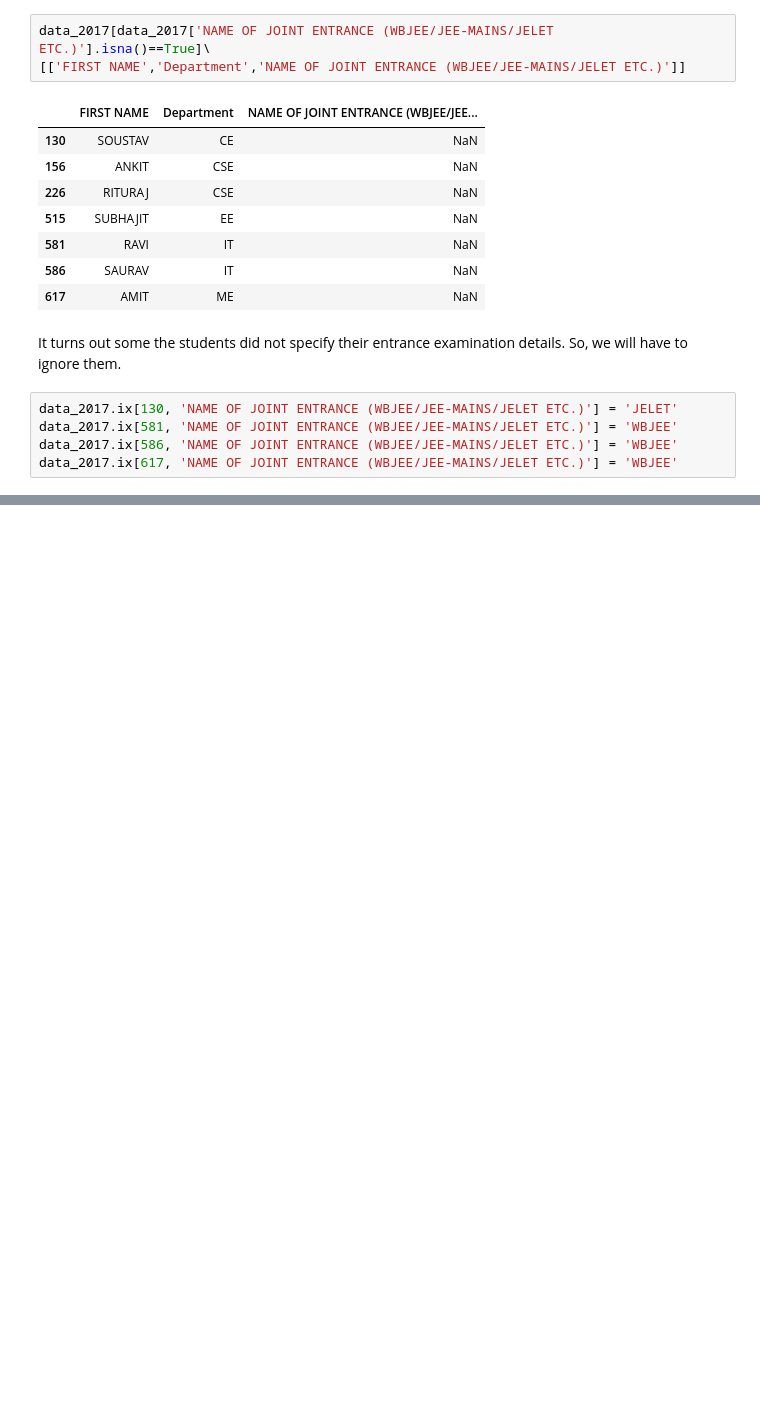
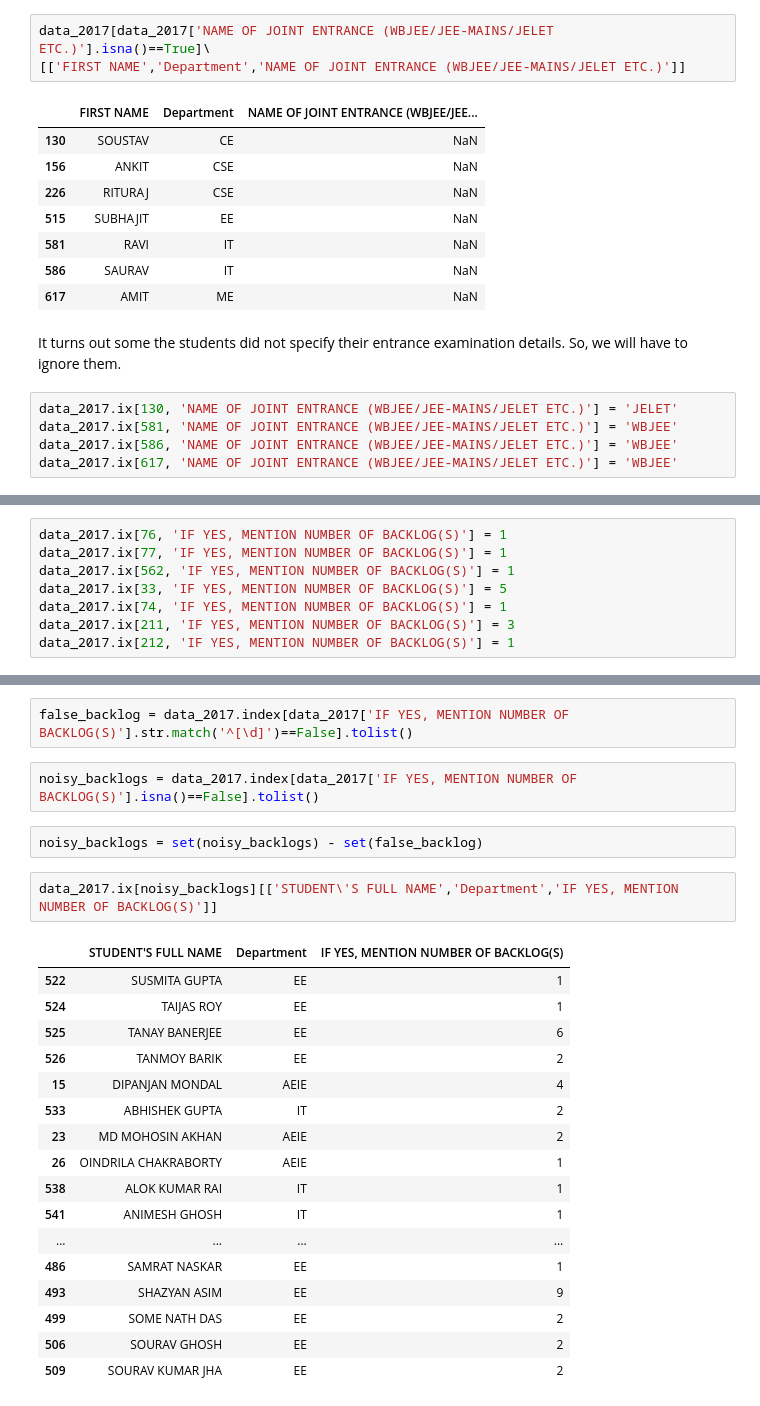
Before and after one commit to sayakpaul/Analysis-of-college-database-of-2017-passouts, a Jupyter notebook: 2017_Passout_Data_Analysis.ipynb, the cells around one changed output, grey strips where cells are left out. Drawn from its saved outputs; the diff is of its cells as text; blank space fills up the shorter version.

```diff
--- a/2017_Passout_Data_Analysis.ipynb
+++ b/2017_Passout_Data_Analysis.ipynb
@@ -355,0 +422,8 @@ Name: NAME OF JOINT ENTRANCE (WBJEE/JEE-MAINS/JELET ETC.), dtype: int64
+# %%
+data_2017.ix[76, 'IF YES, MENTION NUMBER OF BACKLOG(S)'] = 1
+data_2017.ix[77, 'IF YES, MENTION NUMBER OF BACKLOG(S)'] = 1
+data_2017.ix[562, 'IF YES, MENTION NUMBER OF BACKLOG(S)'] = 1
+data_2017.ix[33, 'IF YES, MENTION NUMBER OF BACKLOG(S)'] = 5
+data_2017.ix[74, 'IF YES, MENTION NUMBER OF BACKLOG(S)'] = 1
+data_2017.ix[211, 'IF YES, MENTION NUMBER OF BACKLOG(S)'] = 3
+data_2017.ix[212, 'IF YES, MENTION NUMBER OF BACKLOG(S)'] = 1
@@ -355,0 +489,26 @@ Name: NAME OF JOINT ENTRANCE (WBJEE/JEE-MAINS/JELET ETC.), dtype: int64
+# %%
+false_backlog = data_2017.index[data_2017['IF YES, MENTION NUMBER OF BACKLOG(S)'].str.match('^[\d]')==False].tolist()
+# %%
+noisy_backlogs = data_2017.index[data_2017['IF YES, MENTION NUMBER OF BACKLOG(S)'].isna()==False].tolist()
+# %%
+noisy_backlogs = set(noisy_backlogs) - set(false_backlog)
+# %%
+data_2017.ix[noisy_backlogs][['STUDENT\'S FULL NAME','Department','IF YES, MENTION NUMBER OF BACKLOG(S)']]
+# %% [output]
+|  | STUDENT'S FULL NAME | Department | IF YES, MENTION NUMBER OF BACKLOG(S) |
+| 522 | SUSMITA GUPTA | EE | 1 |
+| 524 | TAIJAS ROY | EE | 1 |
+| 525 | TANAY BANERJEE | EE | 6 |
+| 526 | TANMOY BARIK | EE | 2 |
+| 15 | DIPANJAN MONDAL | AEIE | 4 |
+| 533 | ABHISHEK GUPTA | IT | 2 |
+| 23 | MD MOHOSIN AKHAN | AEIE | 2 |
+| 26 | OINDRILA CHAKRABORTY | AEIE | 1 |
+| 538 | ALOK KUMAR RAI | IT | 1 |
+| 541 | ANIMESH GHOSH | IT | 1 |
+| ... | ... | ... | ... |
+| 486 | SAMRAT NASKAR | EE | 1 |
+| 493 | SHAZYAN ASIM | EE | 9 |
+| 499 | SOME NATH DAS | EE | 2 |
+| 506 | SOURAV GHOSH | EE | 2 |
+| 509 | SOURAV KUMAR JHA | EE | 2 |
```
Also changed, not shown: parts of 36 cells of this notebook.
